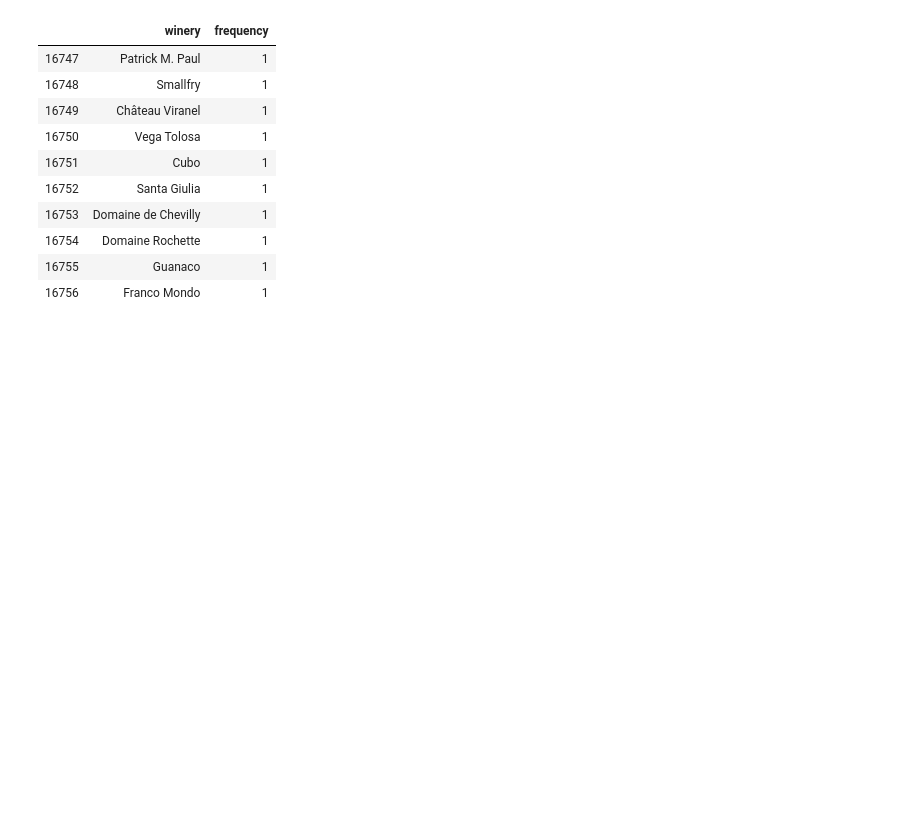
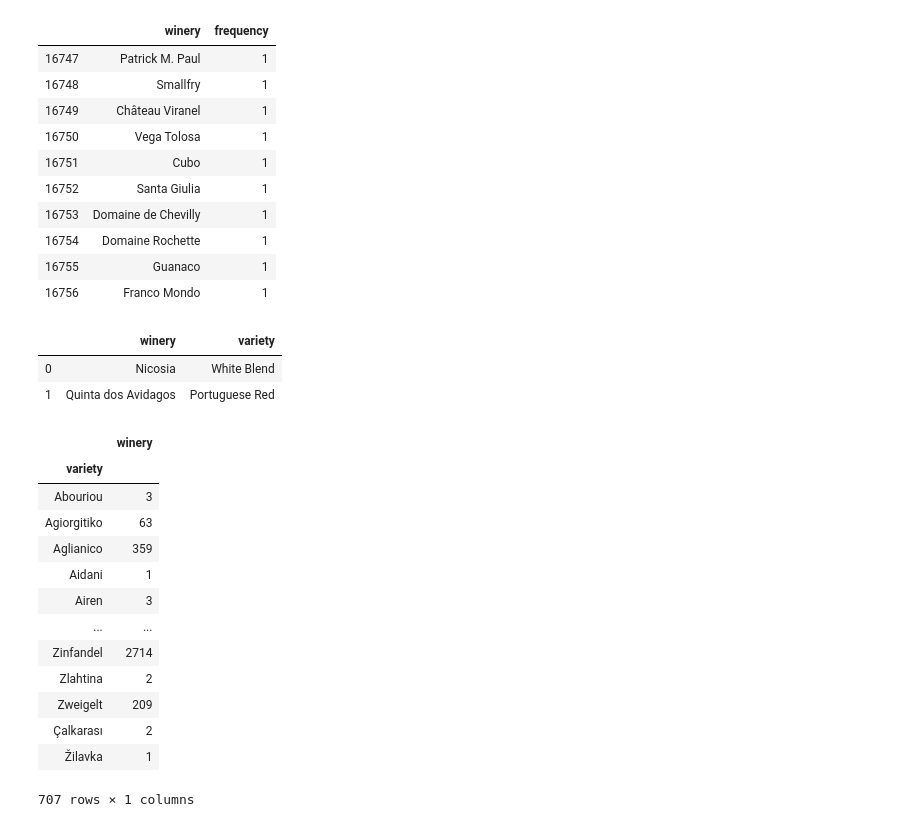
Before and after one commit to thechriskoka/playing-with-data, a Jupyter notebook: Exploring-Wine-Reviews-Dataset.ipynb, the cells around one changed output. Cells and saved outputs as stored; diff of their text form; code cells hidden in the pictures; blank space fills up the shorter version.

```diff
--- a/Exploring-Wine-Reviews-Dataset.ipynb
+++ b/Exploring-Wine-Reviews-Dataset.ipynb
@@ -247,0 +244,23 @@ winery_variety = winery_variety.rename(columns={'winery':'winery','variety':'var
+# %%
+winery_variety.head(2)
+# %% [output]
+|  | winery | variety |
+| 0 | Nicosia | White Blend |
+| 1 | Quinta dos Avidagos | Portuguese Red |
+# %%
+winery_variety[['winery','variety']].groupby('variety').count()
+# %% [output]
+|  | winery |
+| variety |  |
+| Abouriou | 3 |
+| Agiorgitiko | 63 |
+| Aglianico | 359 |
+| Aidani | 1 |
+| Airen | 3 |
+| ... | ... |
+| Zinfandel | 2714 |
+| Zlahtina | 2 |
+| Zweigelt | 209 |
+| Çalkarası | 2 |
+| Žilavka | 1 |
+707 rows × 1 columns
```
Also changed, not shown: parts of 5 cells of this notebook.
